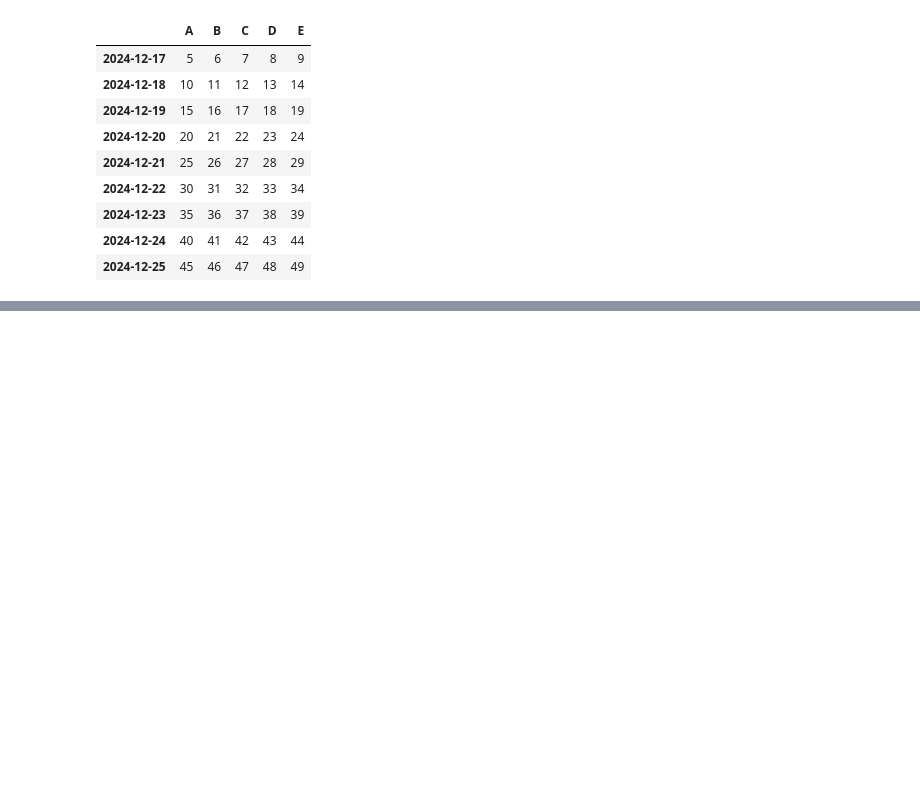
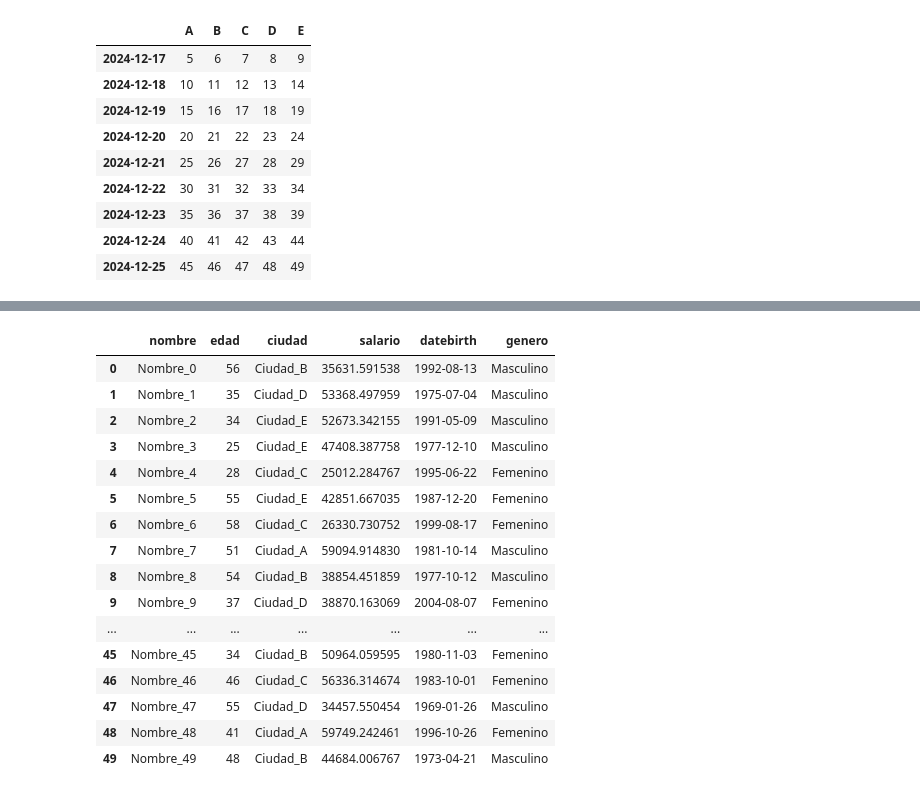
Before and after one commit to irving-math/arquitectura-computadora, a Jupyter notebook: python/notebook_prueba.ipynb, the cells around one changed output, grey strips where cells are left out. Saved outputs shown, nothing was run; the diff lists cells and outputs as text; code cells hidden in the pictures; blank space fills up the shorter version.

```diff
--- a/python/notebook_prueba.ipynb
+++ b/python/notebook_prueba.ipynb
@@ -635,0 +652,2 @@ df['20241220':'20250106']
+# %%
+my_data = pd.read_csv('datos_prueba.csv', names=['nombre', 'edad', 'ciudad', 'salario', 'datebirth', 'genero'], header=1)
@@ -635,0 +670,20 @@ df['20241220':'20250106']
+# %%
+my_data[0:50]
+# %% [output]
+|  | nombre | edad | ciudad | salario | datebirth | genero |
+| 0 | Nombre_0 | 56 | Ciudad_B | 35631.591538 | 1992-08-13 | Masculino |
+| 1 | Nombre_1 | 35 | Ciudad_D | 53368.497959 | 1975-07-04 | Masculino |
+| 2 | Nombre_2 | 34 | Ciudad_E | 52673.342155 | 1991-05-09 | Masculino |
+| 3 | Nombre_3 | 25 | Ciudad_E | 47408.387758 | 1977-12-10 | Masculino |
+| 4 | Nombre_4 | 28 | Ciudad_C | 25012.284767 | 1995-06-22 | Femenino |
+| 5 | Nombre_5 | 55 | Ciudad_E | 42851.667035 | 1987-12-20 | Femenino |
+| 6 | Nombre_6 | 58 | Ciudad_C | 26330.730752 | 1999-08-17 | Femenino |
+| 7 | Nombre_7 | 51 | Ciudad_A | 59094.914830 | 1981-10-14 | Masculino |
+| 8 | Nombre_8 | 54 | Ciudad_B | 38854.451859 | 1977-10-12 | Masculino |
+| 9 | Nombre_9 | 37 | Ciudad_D | 38870.163069 | 2004-08-07 | Femenino |
+| ... | ... | ... | ... | ... | ... | ... |
+| 45 | Nombre_45 | 34 | Ciudad_B | 50964.059595 | 1980-11-03 | Femenino |
+| 46 | Nombre_46 | 46 | Ciudad_C | 56336.314674 | 1983-10-01 | Femenino |
+| 47 | Nombre_47 | 55 | Ciudad_D | 34457.550454 | 1969-01-26 | Masculino |
+| 48 | Nombre_48 | 41 | Ciudad_A | 59749.242461 | 1996-10-26 | Femenino |
+| 49 | Nombre_49 | 48 | Ciudad_B | 44684.006767 | 1973-04-21 | Masculino |
```
Also changed, not shown: parts of 29 cells of this notebook, 1 other file.
